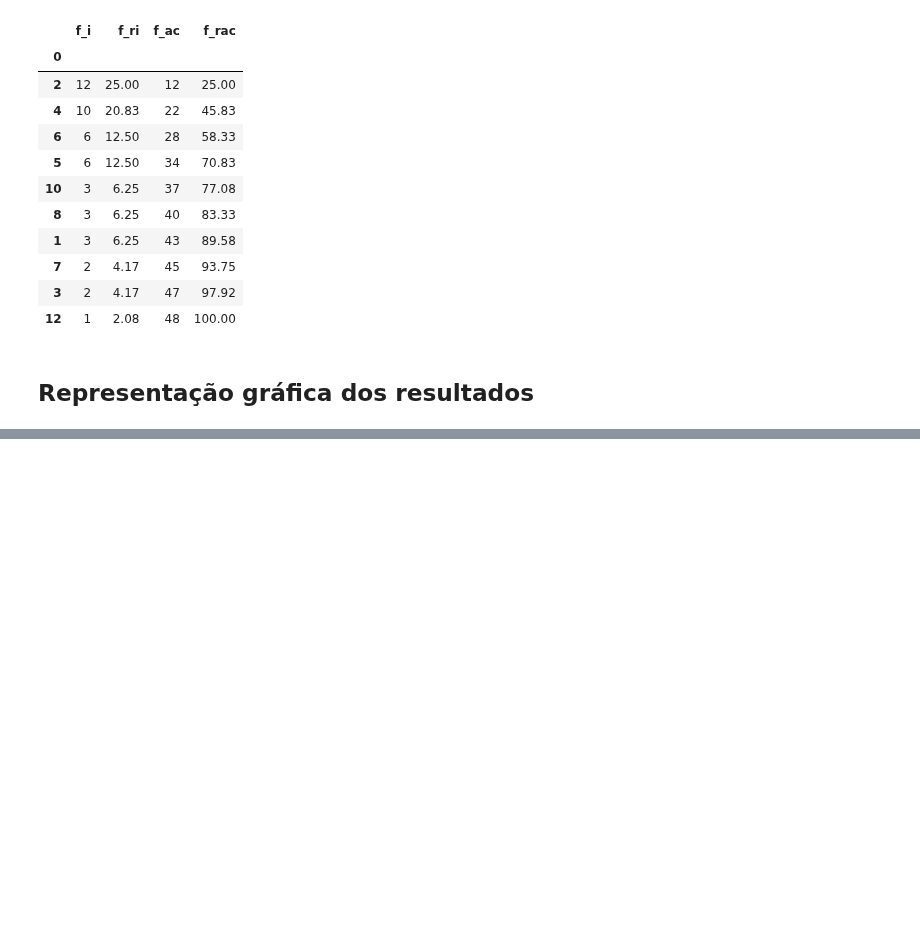
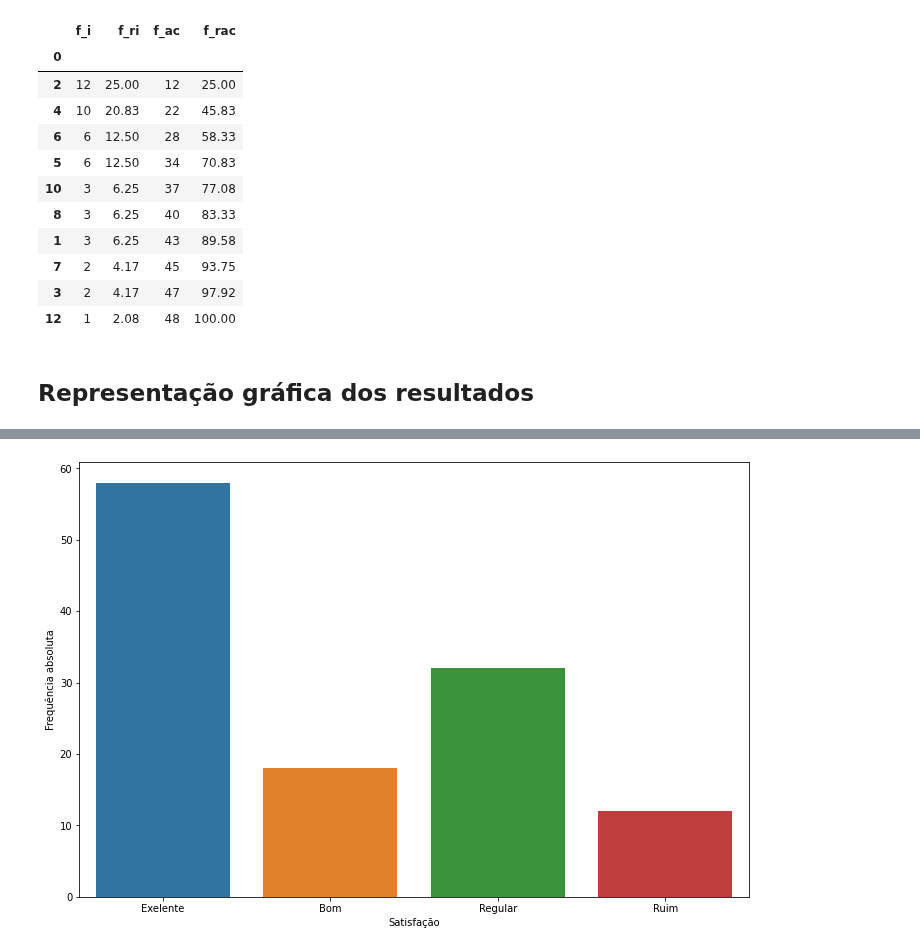
Before and after one commit to jvataidee/ManualdeAnalisedeDadosPython, a Jupyter notebook: cap2_estatistica_descritiva_univariada.ipynb, the cells around one changed output, grey strips where cells are left out. Drawn from its saved outputs; the diff is of its cells as text; code cells hidden in the pictures; blank space fills up the shorter version.

```diff
--- a/cap2_estatistica_descritiva_univariada.ipynb
+++ b/cap2_estatistica_descritiva_univariada.ipynb
@@ -124,0 +131,7 @@ Soma da Frequência Absoluta 100.0 %
+# %%
+dados = pd.DataFrame([["Exelente", 58],
+                      ["Bom", 18],
+                      ["Regular", 32],
+                      ["Ruim", 12]])
+dados.columns = ["Satisfação", "Frequência absoluta"]
+dados
@@ -124,0 +144,6 @@ Soma da Frequência Absoluta 100.0 %
+# %%
+#Gráfico barra vertical
+fig, ax = plt.subplots(figsize = (12,8))
+ax = sns.barplot(x="Satisfação", y="Frequência absoluta", data=dados)
+# %% [output]
+[figure, added]
```
Also changed, not shown: parts of 6 cells of this notebook.
